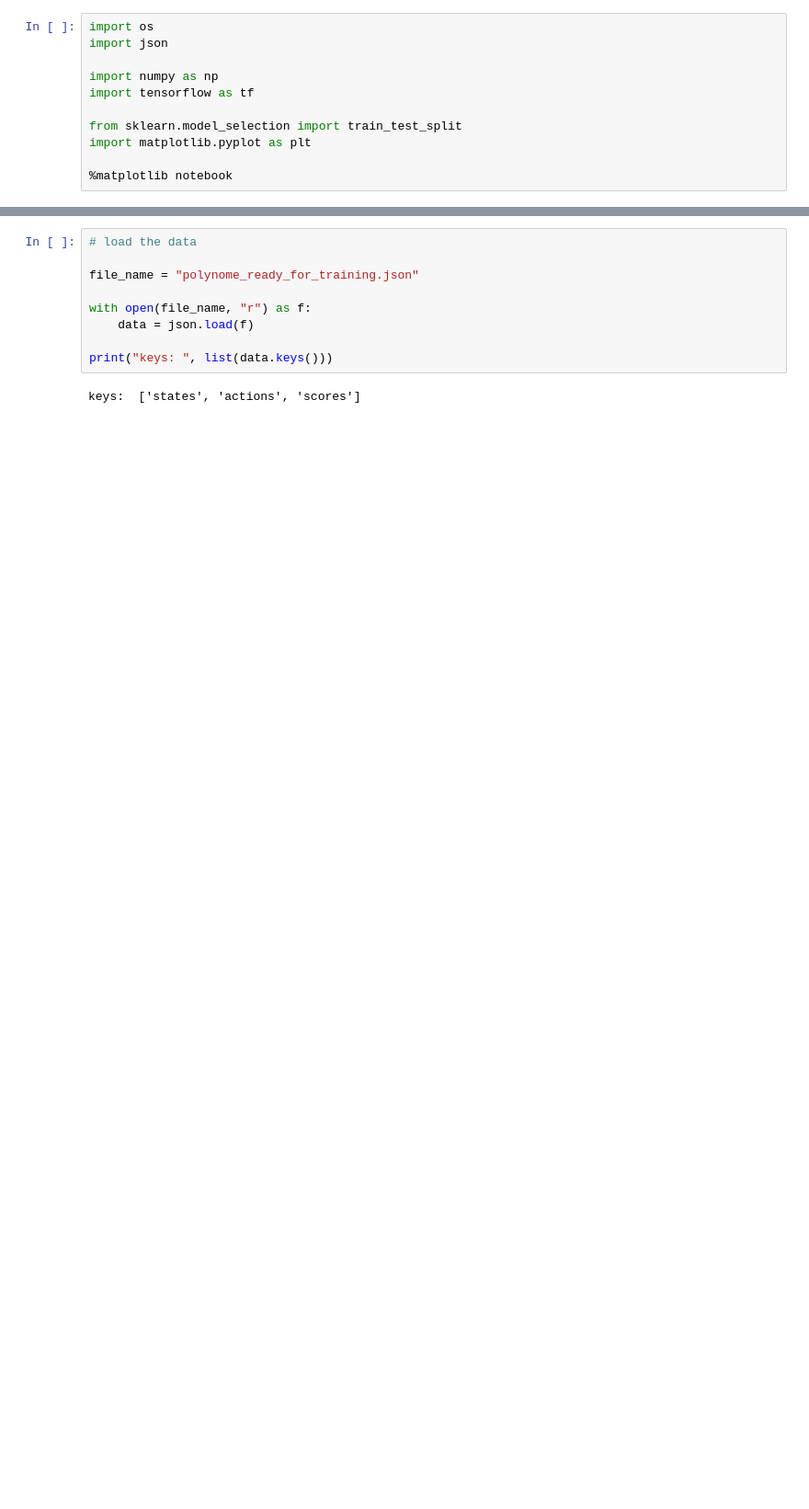
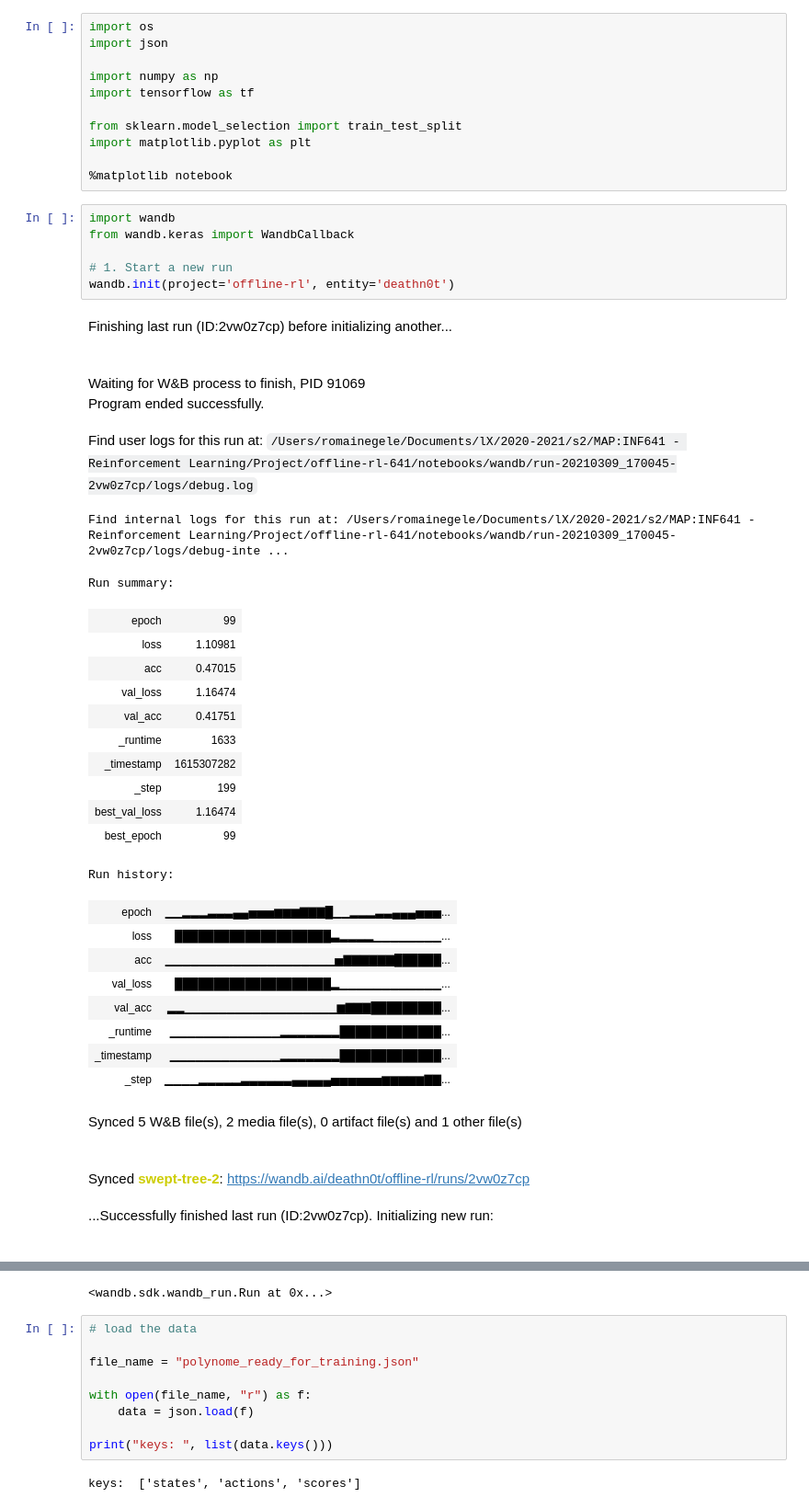
Before and after one commit to Deathn0t/offline-rl-641, a Jupyter notebook: notebooks/Supervised Learning on the Dataset.ipynb, the cells around one changed output, grey strips where cells are left out. Shown at 92% size. Cells and saved outputs as stored; diff of their text form; blank space fills up the shorter version.

```diff
--- a/notebooks/Supervised Learning on the Dataset.ipynb
+++ b/notebooks/Supervised Learning on the Dataset.ipynb
@@ -9,3 +9,38 @@ from sklearn.model_selection import train_test_split
 import matplotlib.pyplot as plt
 
 %matplotlib notebook
+# %%
+import wandb
+from wandb.keras import WandbCallback
+
+# 1. Start a new run
+wandb.init(project='offline-rl', entity='deathn0t')
+# %% [output]
+Finishing last run (ID:2vw0z7cp) before initializing another...
+Waiting for W&B process to finish, PID 91069
+Program ended successfully.
+Find user logs for this run at: /Users/romainegele/Documents/lX/2020-2021/s2/MAP:INF641 - Reinforcement Learning/Project/offline-rl-641/notebooks/wandb/run-20210309_170045-2vw0z7cp/logs/debug.log
+Find internal logs for this run at: /Users/romainegele/Documents/lX/2020-2021/s2/MAP:INF641 - Reinforcement Learning/Project/offline-rl-641/notebooks/wandb/run-20210309_170045-2vw0z7cp/logs/debug-inte ...
+Run summary:
+| epoch | 99 |
+| loss | 1.10981 |
+| acc | 0.47015 |
+| val_loss | 1.16474 |
+| val_acc | 0.41751 |
+| _runtime | 1633 |
+| _timestamp | 1615307282 |
+| _step | 199 |
+| best_val_loss | 1.16474 |
+| best_epoch | 99 |
+Run history:
+| epoch | ▁▁▂▂▂▃▃▃▄▄▅▅▅▆▆▆▇▇▇█▁▁▂▂▂▃▃▄▄▄▅▅▅... |
+| loss | ████████████████████▃▂▂▂▂▁▁▁▁▁▁▁▁... |
+| acc | ▁▁▁▁▁▁▁▁▁▁▁▁▁▁▁▁▁▁▁▁▅▇▇▇▇▇▇██████... |
+| val_loss | ████████████████████▂▁▁▁▁▁▁▁▁▁▁▁▁... |
+| val_acc | ▂▂▁▁▁▁▁▁▁▁▁▁▁▁▁▁▁▁▁▁▆▇▇▇█████████... |
+| _runtime | ▁▁▁▁▁▁▁▁▁▁▁▁▁▂▂▂▂▂▂▂█████████████... |
+| _timestamp | ▁▁▁▁▁▁▁▁▁▁▁▁▁▂▂▂▂▂▂▂█████████████... |
+| _step | ▁▁▁▁▂▂▂▂▂▃▃▃▃▃▃▄▄▄▄▄▅▅▅▅▅▅▆▆▆▆▆▇▇... |
+Synced 5 W&B file(s), 2 media file(s), 0 artifact file(s) and 1 other file(s)
+Synced swept-tree-2: https://wandb.ai/deathn0t/offline-rl/runs/2vw0z7cp
+...Successfully finished last run (ID:2vw0z7cp). Initializing new run:
@@ -12,3 +52,4 @@ import matplotlib.pyplot as plt
+<wandb.sdk.wandb_run.Run at 0x...>
 # %%
 # load the data
 
```
Also changed, not shown: parts of 13 cells of this notebook.
